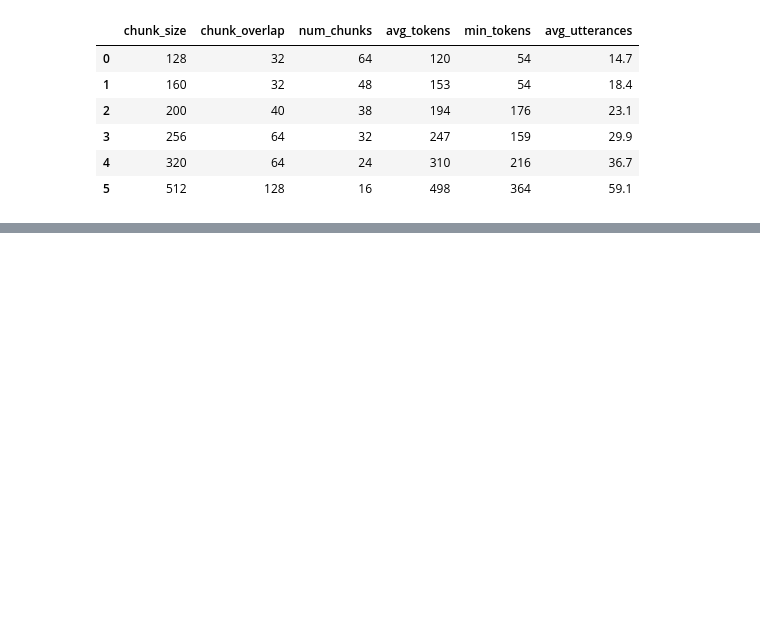
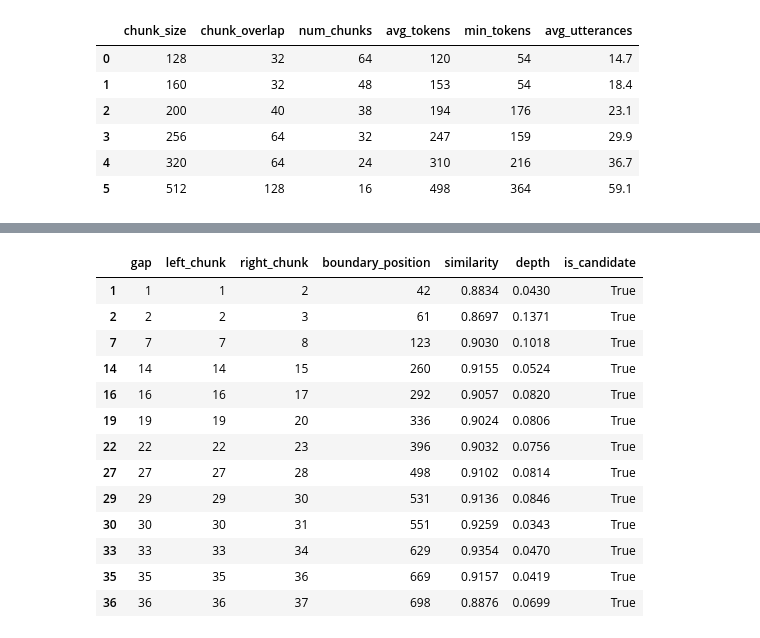
Before and after one commit to TEAM-REMEET/remeet, a Jupyter notebook: playground/chaewon/src/01_text_boundary_test.ipynb, the cells around one changed output, grey strips where cells are left out. Saved outputs shown, nothing was run; the diff lists cells and outputs as text; code cells hidden in the pictures; blank space fills up the shorter version.

```diff
--- a/playground/chaewon/src/01_text_boundary_test.ipynb
+++ b/playground/chaewon/src/01_text_boundary_test.ipynb
@@ -279,0 +401,80 @@ display(pd.DataFrame(rows))
+# %%
+# --------------------------------------------------------------------------------------------------
+# 2-2. 청크 경계별 블록 유사도 → depth score → 경계 후보 선택
+# gap g = chunk g 와 chunk g+1 사이 (총 청크 수(n) - 1개)
+# --------------------------------------------------------------------------------------------------
+# 청크별(gap) 유사도 측정
+# -> gap 마다 왼쪽 gap과 오른쪽 gap의 코사인 유사도를 계산해 gap 개수만큼의 유사도 배열 돌려줌
+def block_similarities(emb, block_size):
+    sims = []
+
+    for g in range(len(emb) - 1):
+        # * mean(axis=0)을 통해 청크 벡터들을 세로 방향으로 평균 내도록 함
+        left = l2norm(emb[max(0, g - block_size + 1):g + 1].mean(axis=0)) ## 왼쪽 블록 벡터 계산 및 정규화
+                                                                           # emb[시작:g+1]을 의미하며, block_size로 인해 단순히 g-1, g+1을 할 수 없음
+                                                                           # +) max(0,~) : 회의 맨 앞에서 시작하는 번호(g=0)가 음수가 되지 않도록 함 (시작을 0으로 고정)
+
+        right = l2norm(emb[g + 1:g + 1 + block_size].mean(axis=0))        ## 오른쪽 블록 벡터 계산 및 정규화
+
+        sims.append(float(left @ right))                                   # 두 청크의 코사인 유사도 계산 (@ : 내적)
+                                                                           # 1에 가까울수록 유사하다는 의미
+    return np.array(sims)
+
+
+# 각 지점에서 왼쪽/오른쪽으로 유사도가 오르는 동안 따라가 찾은 봉우리 높이와의 차이 합 계산
+# -> 해당 값(depth)으로 추후 경계 후보 선정에 활용 (depth >= 임계값 and depth > 0인 gap을 경계 후보로 정할 때)
+def depth_scores(sims):
+    depths = []
+    for i in range(len(sims)):
+        j, left_peak = i, sims[i]
+        while j > 0 and sims[j - 1] >= left_peak:
+            j -= 1
+            left_peak = sims[j]
+        j, right_peak = i, sims[i]
+        while j < len(sims) - 1 and sims[j + 1] >= right_peak:
+            j += 1
+            right_peak = sims[j]
+        depths.append((left_peak - sims[i]) + (right_peak - sims[i]))
+    return np.array(depths)
+
+
+# depth를 통해 어느 gap을 후보로 뽑을지 선택
+def select_candidates(depths, std_k, min_gap_distance):
+    threshold = depths.mean() + std_k * depths.std()                 # 임계값 계산
+    chosen = []
+    for g in np.argsort(-depths):                                    # depth 큰 gap부터 하나씩 (MIN_GAP_DISTANCE 규칙으로, 가까운 경계 후보끼리 충돌 시 depth가 더 큰 쪽을 남기기 위함)
+        if depths[g] < threshold or depths[g] <= 0:                  # 기준 미달 시 경계 후보 제외
+            break
+        if all(abs(g - c) >= min_gap_distance for c in chosen):      # 이미 확정된 후보들과 충분히 떨어져 있을 때만 확정하기 위함 (MIN_GAP_DISTANCE 1인 경우 조건문 모두 통과)
+            chosen.append(int(g))
+    return sorted(chosen), threshold                                 # gap 번호 순서로 재정렬 후 반환
+
+
+# 뽑힌 gap을 몇 번 발화 위치로 볼 것인지 정함
+# -> 즉, '몇 번 발화부터 새 주제인가?'라는 발화 단위 위치가 필요하기 때문에 해당 함수를 통해 변환
+# ex) chunk 19 : 319:337
+#     chunk 20 : 335:359
+#     -> overlap :335 336 337 -> 336을 발화 경계 구간으로 (오버랩 구간의 가운데 발화 번호 반환)
+def boundary_position(chunks, g):
+    right_start = chunks[g + 1]["metadata"]["utterance_start"]       # 오른쪽 청크가 시작하는 발화 번호
+    left_end = chunks[g]["metadata"]["utterance_end"] + 1            # 왼쪽 청크가 끝난 바로 다음 발화 번호
+    return (right_start + left_end) // 2
+
+
+chunks_ = chunk_result["chunks"]
+gap_sims = block_similarities(chunk_embeddings, BLOCK_SIZE)
+gap_depths = depth_scores(gap_sims)
+candidate_gaps, depth_threshold = select_candidates(gap_depths, DEPTH_STD_K, MIN_GAP_DISTANCE)
+
+gaps_df = pd.DataFrame({
+    "gap": range(len(gap_sims)),
+    "left_chunk": range(len(gap_sims)),
+    "right_chunk": range(1, len(gap_sims) + 1),
+    "boundary_position": [boundary_position(chunks_, g) for g in range(len(gap_sims))],
+    "similarity": gap_sims.round(4),
+    "depth": gap_depths.round(4),
+})
+gaps_df["is_candidate"] = gaps_df["gap"].isin(candidate_gaps)
+print(f"depth 임계값: {depth_threshold:.4f}  →  후보 {len(candidate_gaps)}개 / 전체 청크 경계 {len(gap_sims)}개")
+display(gaps_df[gaps_df["is_candidate"]])
+# %% [output]
@@ -279,0 +482,14 @@ display(pd.DataFrame(rows))
+|  | gap | left_chunk | right_chunk | boundary_position | similarity | depth | is_candidate |
+| 1 | 1 | 1 | 2 | 42 | 0.8834 | 0.0430 | True |
+| 2 | 2 | 2 | 3 | 61 | 0.8697 | 0.1371 | True |
+| 7 | 7 | 7 | 8 | 123 | 0.9030 | 0.1018 | True |
+| 14 | 14 | 14 | 15 | 260 | 0.9155 | 0.0524 | True |
+| 16 | 16 | 16 | 17 | 292 | 0.9057 | 0.0820 | True |
+| 19 | 19 | 19 | 20 | 336 | 0.9024 | 0.0806 | True |
+| 22 | 22 | 22 | 23 | 396 | 0.9032 | 0.0756 | True |
+| 27 | 27 | 27 | 28 | 498 | 0.9102 | 0.0814 | True |
+| 29 | 29 | 29 | 30 | 531 | 0.9136 | 0.0846 | True |
+| 30 | 30 | 30 | 31 | 551 | 0.9259 | 0.0343 | True |
+| 33 | 33 | 33 | 34 | 629 | 0.9354 | 0.0470 | True |
+| 35 | 35 | 35 | 36 | 669 | 0.9157 | 0.0419 | True |
+| 36 | 36 | 36 | 37 | 698 | 0.8876 | 0.0699 | True |
```
Also changed, not shown: parts of 17 cells of this notebook.
